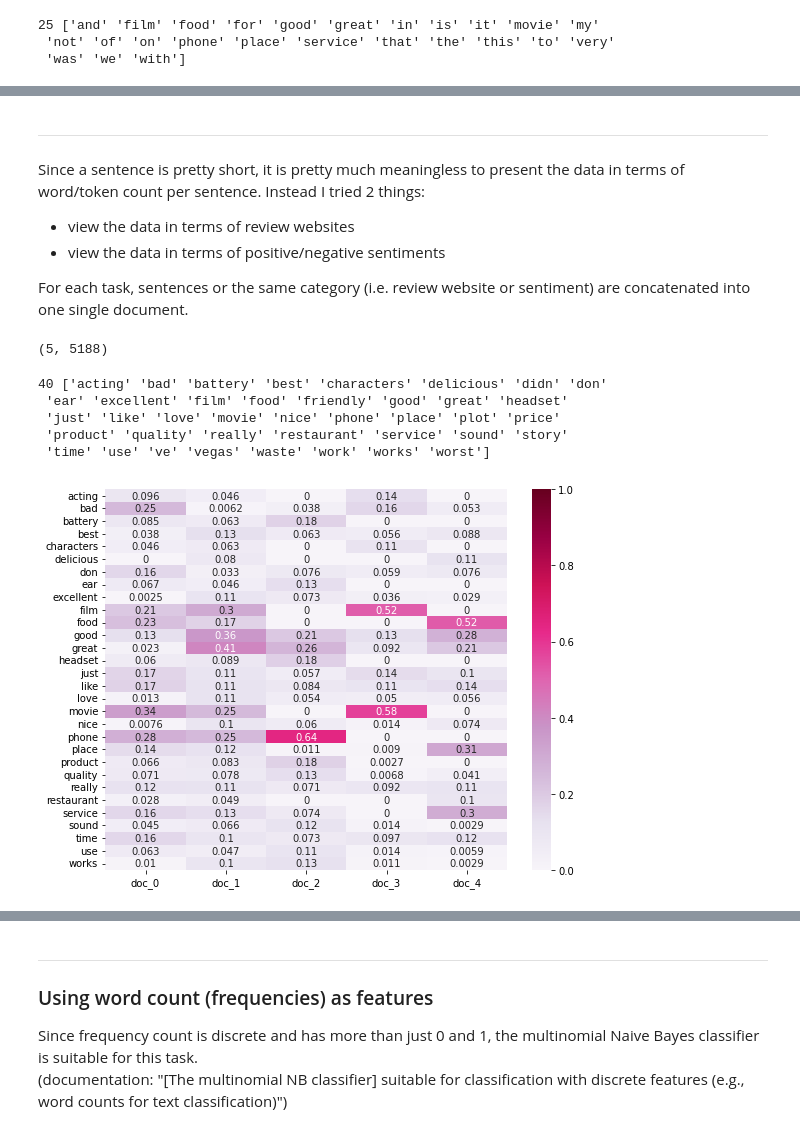
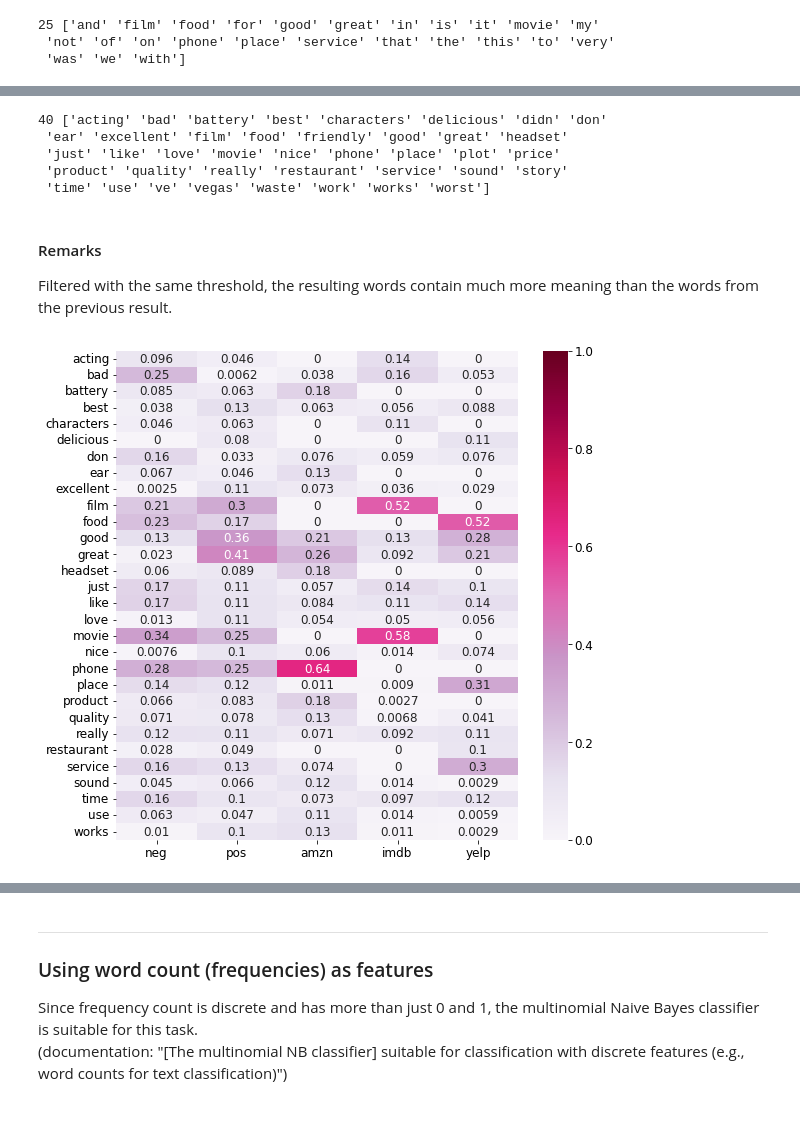
Before and after one commit to LKChenLK/DM2021-Lab1-Homework, a Jupyter notebook: DM2021-Lab1-Homework.ipynb, the cells around one changed output, grey strips where cells are left out. Cells and saved outputs as stored; diff of their text form; code cells hidden in the pictures.

Commit message:
add comments to results

```diff
--- a/DM2021-Lab1-Homework.ipynb
+++ b/DM2021-Lab1-Homework.ipynb
@@ -951,0 +887,7 @@ len(res_cnt_no_stopwords[res_cnt_no_stopwords>10])
+# %%
+X_rehashed_cnt_no_stpw = X_rehashed_counts.toarray().copy()
+
+for d, doc in enumerate(X_rehashed_cnt_no_stpw):
+    for i, freq in enumerate(doc): # go through the feature vector
+        if feat_name_arr[i] in stop_words:
+            X_rehashed_cnt_no_stpw[d][i] = 0
@@ -1008,7 +930,7 @@ col = ['coral', 'blue', 'black', 'm']
 
 # plot
 categories = ['pos-sent', 'neg-sent', 'amazon', 'imdb', 'yelp']
-fig = plt.figure(figsize = (20,10))
+fig = plt.figure(figsize = (15,8))
 ax = fig.subplots()
 
 for c, category in zip(col, categories):
@@ -1020,14 +942,14 @@ for c, category in zip(col, categories):
     ax.scatter(xs, ys, c = c, marker='o')
 
 ax.grid(color='gray', linestyle=':', linewidth=2, alpha=0.2)
-ax.set_xlabel('\nX Label', fontsize=22)
-ax.set_ylabel('\nY Label', fontsize=22)
+ax.set_xlabel('\nX Label', fontsize=16)
+ax.set_ylabel('\nY Label', fontsize=16)
 
 for i, txt in enumerate(categories):
-    ax.annotate(txt, (xs[i], ys[i]), fontsize=24)
+    ax.annotate(txt, (xs[i], ys[i]), fontsize=16)
 
 for label in (ax.get_xticklabels() + ax.get_yticklabels()):
-    label.set_fontsize(22)
+    label.set_fontsize(16)
 #plt.rcParams.update({'font.size': 10})
 
 plt.show()
@@ -1054,7 +974,7 @@ X_reduced3d.shape
 # Answer here
 #fig = plt.figure()
 fig = plt.figure(figsize=plt.figaspect(3))
-col = ['coral', 'blue', 'black', 'm']
+categories = ['pos-sent', 'neg-sent', 'amazon', 'imdb', 'yelp']
 
 # first angle
 ax = fig.add_subplot(3, 1, 1, projection='3d')
@@ -1064,7 +984,11 @@ for c, category in zip(col, categories):
     xs = X_reduced3d.T[:][0]
     ys = X_reduced3d.T[:][1]
     zs = X_reduced3d.T[:][2]
-    ax.scatter(xs, ys, zs, c = c, marker='.')
+    ax.scatter(xs, ys, zs, c = c, marker='o')
+
+
+for i, category in enumerate(categories):
+    ax.text(xs[i], ys[i], zs[i], category)
 
 ax.grid(color='gray', linestyle=':', linewidth=2, alpha=0.2)
 ax.set_xlabel('\nX Label')
@@ -1081,7 +1005,11 @@ for c, category in zip(col, categories):
     xs = X_reduced3d.T[:][0]
     ys = X_reduced3d.T[:][1]
     zs = X_reduced3d.T[:][2]
-    ax.scatter(xs, ys, zs, c = c, marker='.')
+    ax.scatter(xs, ys, zs, c = c, marker='o')
+
+
+for i, category in enumerate(categories):
+    ax.text(xs[i], ys[i], zs[i], category)
 
 ax.grid(color='gray', linestyle=':', linewidth=2, alpha=0.2)
 ax.set_xlabel('\nX Label')
@@ -1098,7 +1026,11 @@ for c, category in zip(col, categories):
     xs = X_reduced3d.T[:][0]
     ys = X_reduced3d.T[:][1]
     zs = X_reduced3d.T[:][2]
-    ax.scatter(xs, ys, zs, c = c, marker='.')
+    ax.scatter(xs, ys, zs, c = c, marker='o')
+
+for i, category in enumerate(categories):
+    ax.text(xs[i], ys[i], zs[i], category)
+
 
 ax.grid(color='gray', linestyle=':', linewidth=2, alpha=0.2)
 ax.set_xlabel('\nX Label')
@@ -1383,15 +1293,3 @@ array([[0.00109716, 0.00842404, 0.00076615, 0.00182149, 0.00194401,
-# %% [markdown]
----
-# %% [markdown]
-Since a sentence is pretty short, it is pretty much meaningless to present the data in terms of word/token count per sentence. Instead I tried 2 things:
-- view the data in terms of review websites
-- view the data in terms of positive/negative sentiments
-
-For each task, sentences or the same category (i.e. review website or sentiment) are concatenated into one single document.
-# %%
-X_tfidf.toarray().shape
-# %% [output]
-(5, 5188)
 # %%
 tfidf_mask = get_max_tfidf_of_all_docs(X_tfidf)
 # %%
@@ -1403,18 +1301,21 @@ print(len(tfidf_words[test_threshold]), tfidf_words[test_threshold])
  'just' 'like' 'love' 'movie' 'nice' 'phone' 'place' 'plot' 'price'
  'product' 'quality' 'really' 'restaurant' 'service' 'sound' 'story'
  'time' 'use' 've' 'vegas' 'waste' 'work' 'works' 'worst']
+# %% [markdown]
+#### Remarks
+Filtered with the same threshold, the resulting words contain much more meaning than the words from the previous result.
 # %%
-tfidf_threshold = (tfidf_mask > 0.1)
+tfidf_threshold = (tfidf_mask > 0.1) # threshold upped for neater presentation
 tfidf_res_docs = np.asarray([doc.toarray()[0][tfidf_threshold] for doc in X_tfidf])
-tfidf_doc_names = ["doc_"+ str(i) for i in range(5)]
+tfidf_doc_names = ["neg", "pos", "amzn", "imdb", "yelp"]
 filt_words = tfidf_words[tfidf_threshold]
 
 tfidf_df_todraw = pd.DataFrame(tfidf_res_docs.transpose(), columns = tfidf_doc_names, index = filt_words)
 # (plot_z, plot)x, plot_y)
-plt.subplots(figsize=(9, 7))
+plt.subplots(figsize=(9, 9))
 ax = sns.heatmap(tfidf_df_todraw,
                  cmap="PuRd",
                  vmin=0, vmax=1, annot=True)
 plt.show()
 # %% [output]
-[figure, old version]
+[figure, new version]
```
Also changed, not shown: parts of 151 cells of this notebook.
